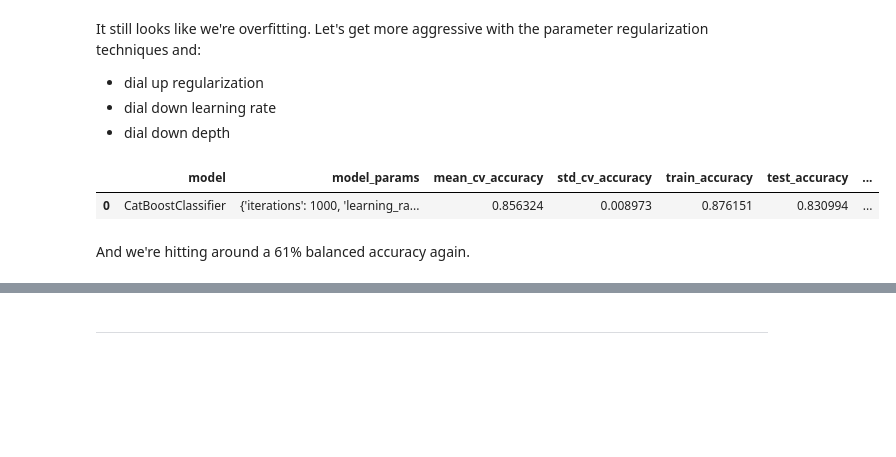
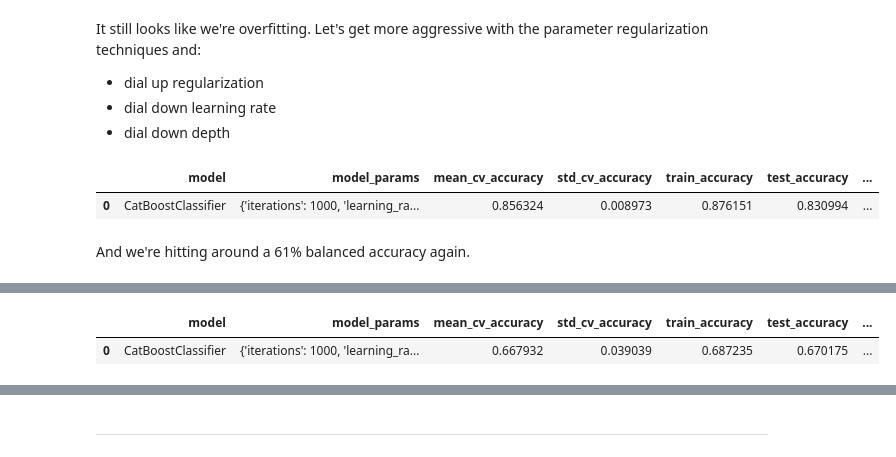
Before and after one commit to LeeMcFarling/AFL_Project_backup, a Jupyter notebook: Modeling/Weekly Assignments/Week_9.ipynb, the cells around one changed output, grey strips where cells are left out. Saved outputs shown, nothing was run; the diff lists cells and outputs as text; code cells hidden in the pictures; blank space fills up the shorter version.

```diff
--- a/Modeling/Weekly Assignments/Week_9.ipynb
+++ b/Modeling/Weekly Assignments/Week_9.ipynb
@@ -948,0 +958,2 @@ And we're hitting around a 61% balanced accuracy again.
+# %%
+BDB_All_Plays_Clean = pd.read_csv("../../Feature_Subsets/BDB_All_Plays_Clean.csv", index_col=False)
@@ -948,0 +971,2 @@ And we're hitting around a 61% balanced accuracy again.
+# %%
+BDB_All_Plays_Clean.drop(columns=['Unnamed: 0', 'possessionTeam','defensiveTeam', 'yardlineSide'], inplace=True)
@@ -948,0 +999,64 @@ And we're hitting around a 61% balanced accuracy again.
+# %%
+cat_cols = [
+            'passResult',
+            'offenseFormation',
+            'personnelO',
+            'personnelD',
+            'dropBackType',
+            'pff_passCoverage',
+            'pff_passCoverageType'
+         ]
+
+target_column = 'Inj_Occured'
+
+
+bdb_X_train, bdb_X_test, bdb_y_train, bdb_y_test = train_test_split_df(BDB_All_Plays_Clean, cat_cols, target_column)
+# %%
+cat_cols = [
+            'passResult',
+            'offenseFormation',
+            'personnelO',
+            'personnelD',
+            'dropBackType',
+            'pff_passCoverage',
+            'pff_passCoverageType'
+         ]
+
+
+params_ = dict(
+    iterations=1000,                 # with early stopping
+    depth=3,
+    learning_rate=0.05,
+    l2_leaf_reg=25.0,
+    loss_function="Logloss",
+    eval_metric="AUC",
+    auto_class_weights="Balanced",
+    bootstrap_type="Bernoulli",
+    subsample=0.6,
+    rsm=0.75,
+    random_state=42,
+    verbose=False,
+    thread_count=-1,
+    cat_features=cat_cols,
+)
+
+
+
+BDB_Cat_again= run_model_classifier(
+    CatBoostClassifier,
+    bdb_X_train,
+    bdb_y_train,
+    bdb_X_test,
+    bdb_y_test,
+    n_repeats=5,
+    n_jobs=-1,
+    run_comment='CatBoost Tuned',
+    return_model=False,
+    concat_results=False,
+    **params_
+    )
+
+BDB_Cat_again
+# %% [output]
+|  | model | model_params | mean_cv_accuracy | std_cv_accuracy | train_accuracy | test_accuracy | ... |
+| 0 | CatBoostClassifier | {'iterations': 1000, 'learning_ra... | 0.667932 | 0.039039 | 0.687235 | 0.670175 | ... |
```
Also changed, not shown: parts of 18 cells of this notebook, 10 other files.
